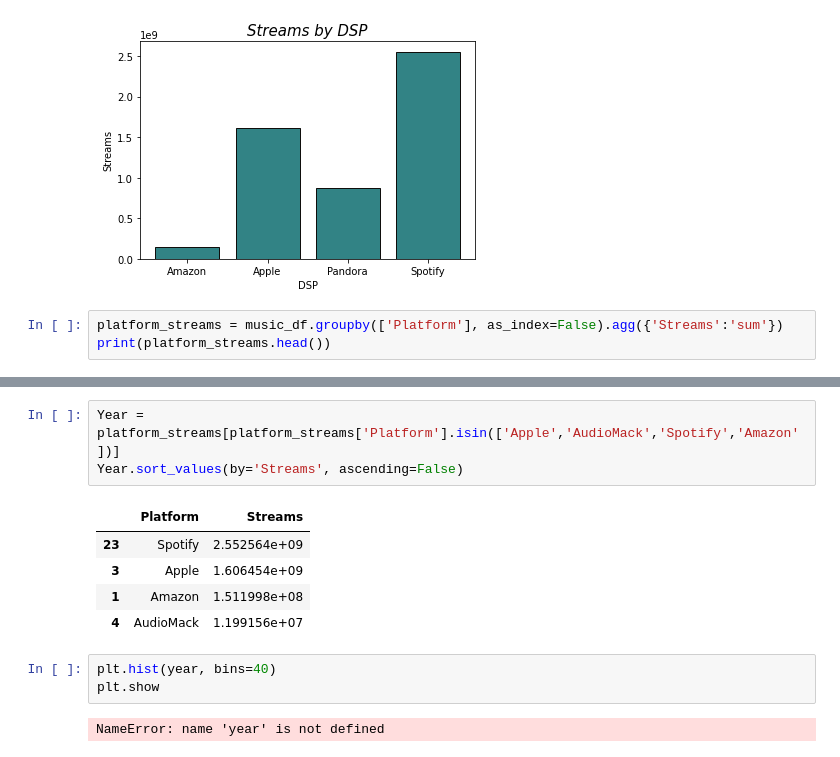
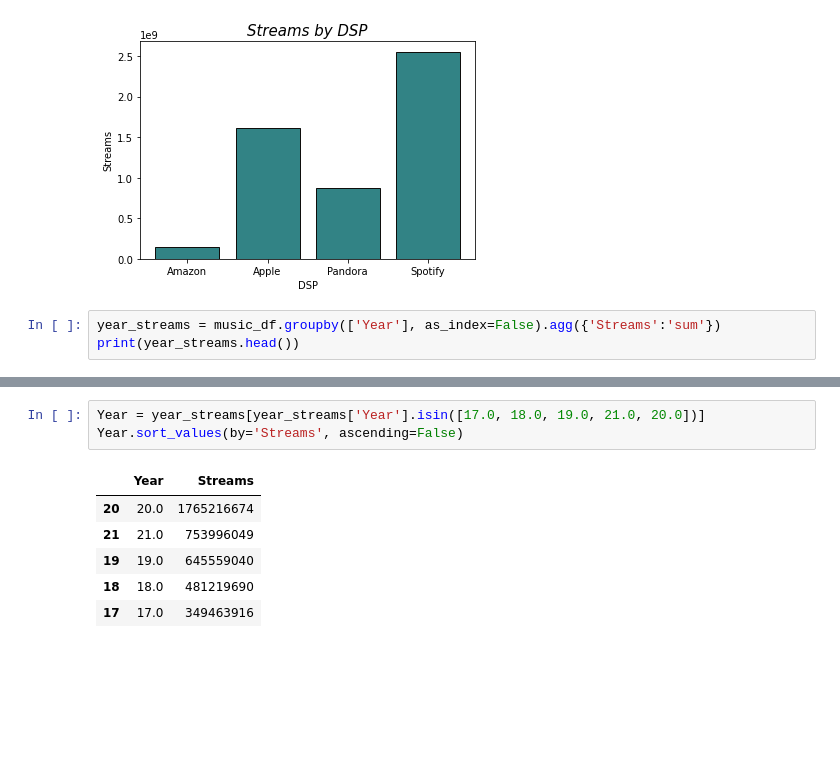
Before and after one commit to NSS-Data-Analytics-Cohort-6/mlc-project-count-dracula, a Jupyter notebook: notebooks/nathan.ipynb, the cells around one changed output, grey strips where cells are left out. Saved outputs shown, nothing was run; the diff lists cells and outputs as text; blank space fills up the shorter version.

```diff
--- a/notebooks/nathan.ipynb
+++ b/notebooks/nathan.ipynb
@@ -120,6 +120,6 @@ plt.show()
 # %% [output]
 [figure]
 # %%
-platform_streams = music_df.groupby(['Platform'], as_index=False).agg({'Streams':'sum'})
-print(platform_streams.head())
+year_streams = music_df.groupby(['Year'], as_index=False).agg({'Streams':'sum'})
+print(year_streams.head())
 # %% [output]
@@ -132,14 +148,10 @@ print(platform_streams.head())
 # %%
-Year = platform_streams[platform_streams['Platform'].isin(['Apple','AudioMack','Spotify','Amazon'])]
+Year = year_streams[year_streams['Year'].isin([17.0, 18.0, 19.0, 21.0, 20.0])]
 Year.sort_values(by='Streams', ascending=False)
 # %% [output]
-|  | Platform | Streams |
-| 23 | Spotify | 2.552564e+09 |
-| 3 | Apple | 1.606454e+09 |
-| 1 | Amazon | 1.511998e+08 |
-| 4 | AudioMack | 1.199156e+07 |
+|  | Year | Streams |
+| 20 | 20.0 | 1765216674 |
+| 21 | 21.0 | 753996049 |
+| 19 | 19.0 | 645559040 |
+| 18 | 18.0 | 481219690 |
+| 17 | 17.0 | 349463916 |
-# %%
-plt.hist(year, bins=40)
-plt.show
-# %% [output]
-NameError: name 'year' is not defined
```
Also changed, not shown: parts of 4 cells of this notebook.
